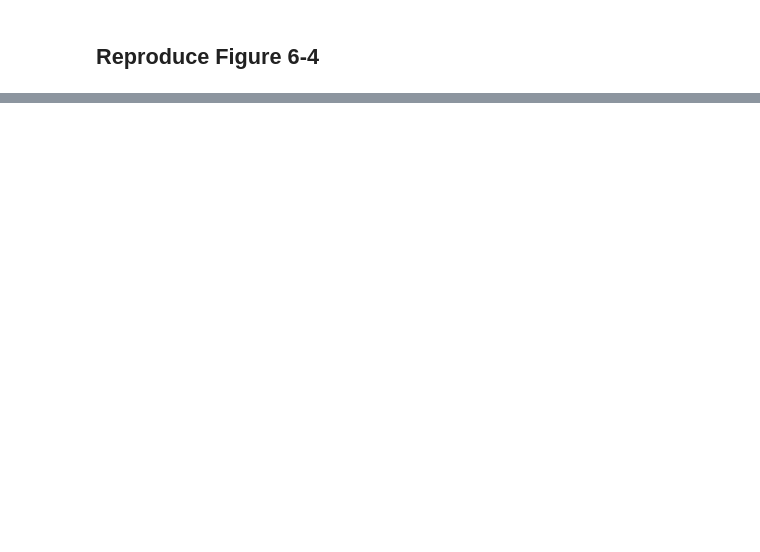
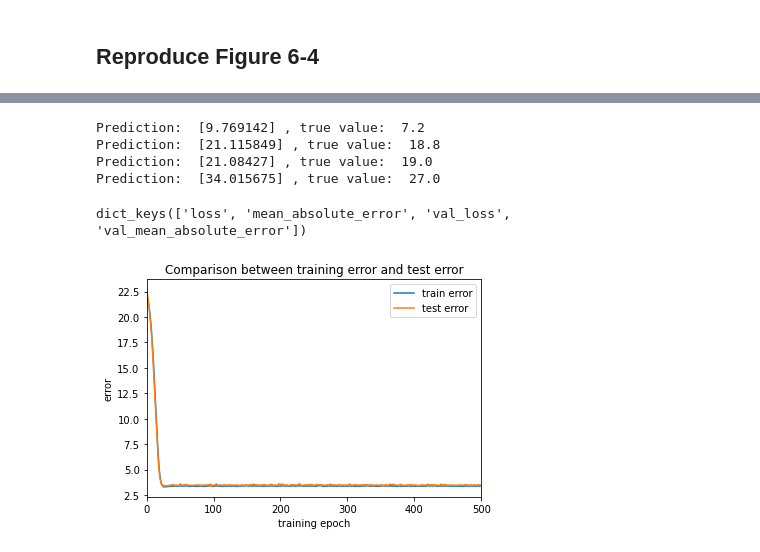
Before and after one commit to gnitnaw/LDL, a Jupyter notebook: tf_framework/c6e1_boston.ipynb, the cells around one changed output, grey strips where cells are left out. Drawn from its saved outputs; the diff is of its cells as text; code cells hidden in the pictures; blank space fills up the shorter version.

```diff
--- a/tf_framework/c6e1_boston.ipynb
+++ b/tf_framework/c6e1_boston.ipynb
@@ -123,0 +127,11 @@ dict_keys(['loss', 'mean_absolute_error', 'val_loss', 'val_mean_absolute_error']
+# %%
+# Create and train model.
+model2 = Sequential()
+model2.add(Dense(64, activation='linear', input_shape=[13]))
+model2.add(Dense(1, activation='linear'))
+model2.compile(loss='mean_squared_error', optimizer='adam',
+              metrics =['mean_absolute_error'])
+model2.summary()
+history2 = model2.fit(x_train, y_train, validation_data=(
+    x_test, y_test), epochs=EPOCHS, batch_size=BATCH_SIZE,
+    verbose=2, shuffle=True)
@@ -123,0 +156,25 @@ dict_keys(['loss', 'mean_absolute_error', 'val_loss', 'val_mean_absolute_error']
+# %%
+# Print first 4 predictions.
+predictions = model2.predict(x_test)
+for i in range(0, 4):
+    print('Prediction: ', predictions[i],
+          ', true value: ', y_test[i])
+# %% [output]
+Prediction:  [9.769142] , true value:  7.2
+Prediction:  [21.115849] , true value:  18.8
+Prediction:  [21.08427] , true value:  19.0
+Prediction:  [34.015675] , true value:  27.0
+# %%
+print(history2.history.keys())
+# summarize history for accuracy
+plt.plot(history2.history['mean_absolute_error'])
+plt.plot(history2.history['val_mean_absolute_error'])
+plt.title('Comparison between training error and test error')
+plt.ylabel('error')
+plt.xlabel('training epoch')
+plt.xlim(0,500)
+plt.legend(['train error', 'test error'], loc='upper right')
+plt.show()
+# %% [output]
+dict_keys(['loss', 'mean_absolute_error', 'val_loss', 'val_mean_absolute_error'])
+[figure, added]
```
Also changed, not shown: parts of 5 cells of this notebook.
